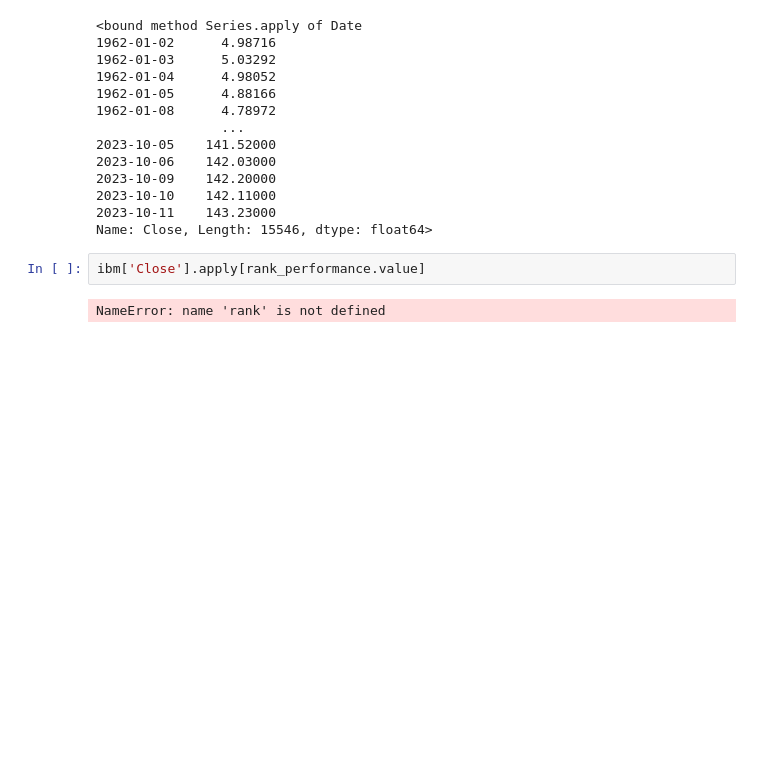
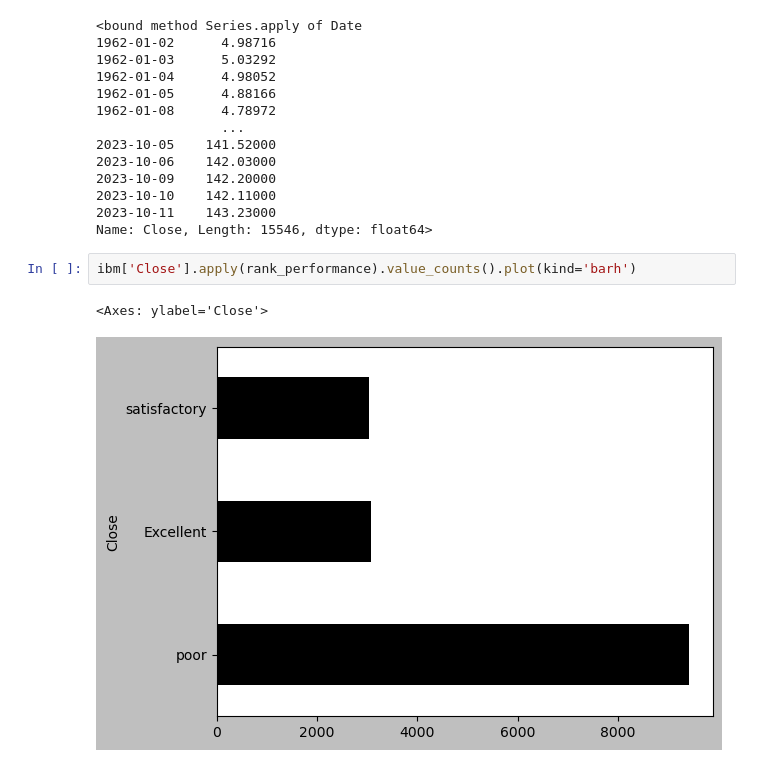
Before and after one commit to Sravistcott23/Python-for-Data-Analytics-II-class-work-Madhan-Poovaiah-MJ--2423335, a Jupyter notebook: data visual.ipynb, the cells around one changed output. Drawn from its saved outputs; the diff is of its cells as text; blank space fills up the shorter version.

```diff
--- a/data visual.ipynb
+++ b/data visual.ipynb
@@ -166,7 +166,8 @@ ibm['Close'].apply
 2023-10-11    143.23000
 Name: Close, Length: 15546, dtype: float64>
 # %%
-ibm['Close'].apply[rank_performance.value]
+ibm['Close'].apply(rank_performance).value_counts().plot(kind='barh')
 # %% [output]
-NameError: name 'rank' is not defined
+<Axes: ylabel='Close'>
+[figure, added]
 # %%
```
Also changed, not shown: parts of 49 cells of this notebook, 2 other files.
